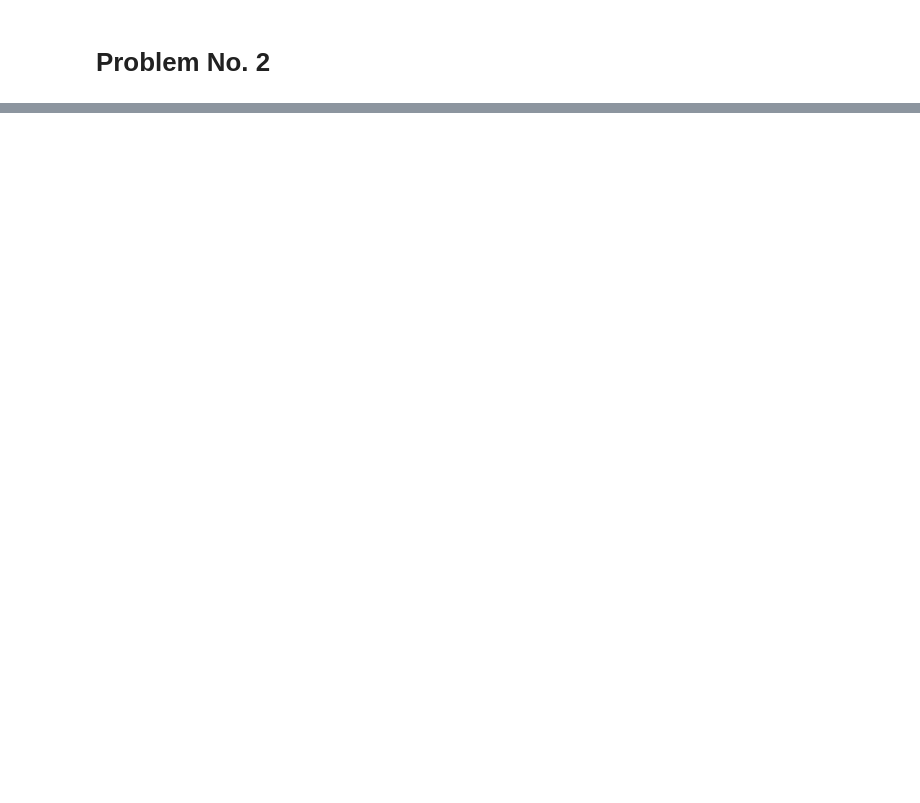
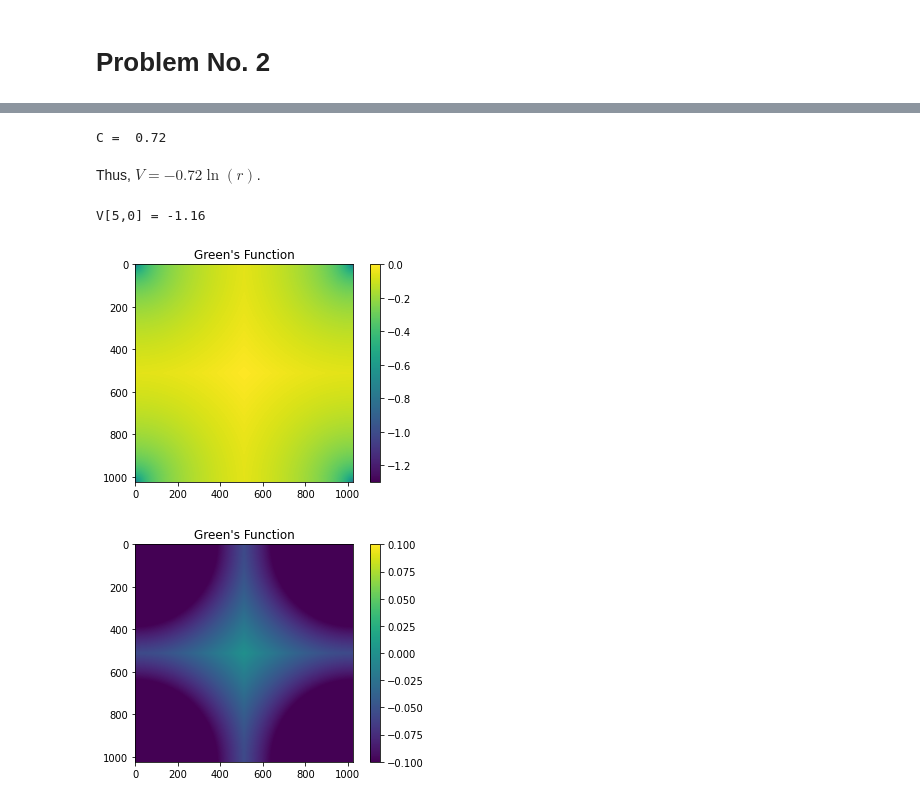
Before and after one commit to kinetic-kit/phys512, a Jupyter notebook: problem_sets/ProblemSet7.ipynb, the cells around one changed output, grey strips where cells are left out. Cells and saved outputs as stored; diff of their text form; code cells hidden in the pictures; blank space fills up the shorter version.

```diff
--- a/problem_sets/ProblemSet7.ipynb
+++ b/problem_sets/ProblemSet7.ipynb
@@ -55,0 +75,45 @@ http://www.physics.drexel.edu/~steve/Courses/Comp_Phys/Integrators/leapfrog/
+# %%
+C = 1/(2*np.log(2))
+print("C = ", round(C,2))
+# %% [output]
+C =  0.72
+# %% [markdown]
+Thus, $V = - 0.72 \ln(r)$.
+# %%
+#Sanity check
+#V[5,0] = -1.05
+
+V_50 = -C*np.log(5)
+print("V[5,0] =", round(V_50,2))
+# %% [output]
+V[5,0] = -1.16
+# %%
+#from Jon's laplace_fft.py
+
+def greens(n,ndim=3):
+    #get the potential from a point charge at (0,0)
+    dx=np.arange(n)
+    dx[n//2:]=dx[n//2:]-n
+    if ndim==2:
+        pot=np.zeros([n,n])
+        xmat,ymat=np.meshgrid(dx,dx)
+        dr=np.sqrt(xmat**2+ymat**2)
+        dr[0,0]=1 #dial something in so we don't get errors
+        pot=np.log(dr)/2/np.pi
+        pot=pot-pot[n//2,n//2]  #set it so the potential at the edge goes to zero
+        pot[0,0]=pot[0,1]-0.25 #we know the Laplacian in 2D picks up rho/4 at the zero point
+        return pot
+
+G = greens(1024,2)
+plt.imshow(G)
+plt.colorbar()
+plt.title("Green's Function")
+plt.show()
+
+plt.imshow(G, vmin=-0.1, vmax=0.1)
+plt.colorbar()
+plt.title("Green's Function")
+plt.show()
+# %% [output]
+[figure, added]
+[figure, added]
```
Also changed, not shown: parts of 14 cells of this notebook.
